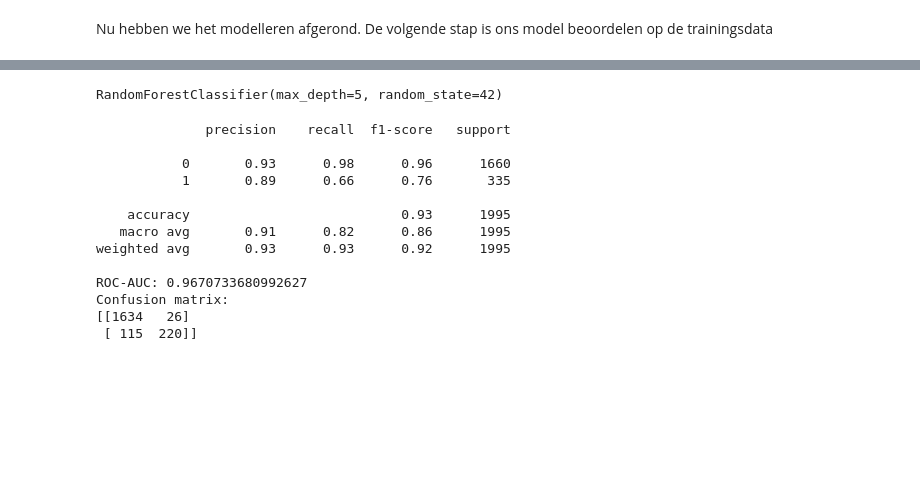
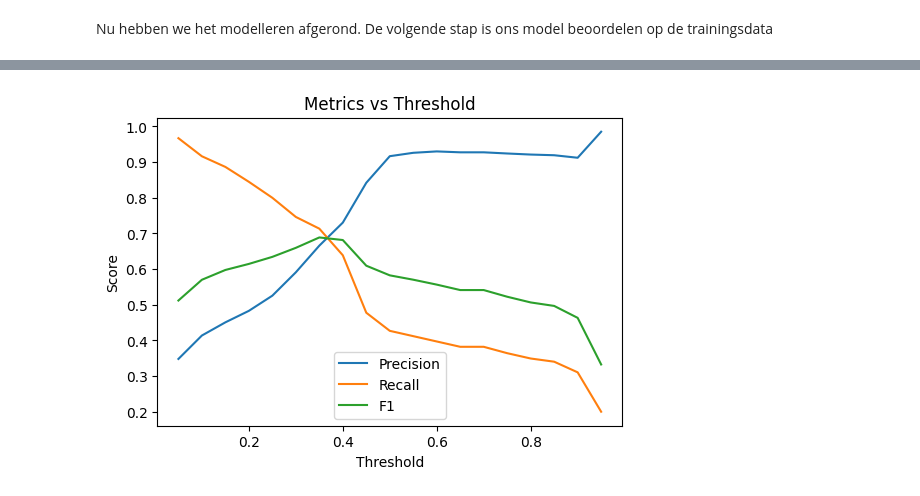
Before and after one commit to Murielle01/BP-3.4, a Jupyter notebook: scripts/opdracht 1/pipeline.ipynb, the cells around one changed output, grey strips where cells are left out. Cells and saved outputs as stored; diff of their text form; code cells hidden in the pictures; blank space fills up the shorter version.

```diff
--- a/scripts/opdracht 1/pipeline.ipynb
+++ b/scripts/opdracht 1/pipeline.ipynb
@@ -481,36 +136,0 @@ X_train, X_test, y_train, y_test = train_test_split(
-# %%
-from sklearn.ensemble import RandomForestClassifier
-
-rf = RandomForestClassifier(
-    n_estimators=100,
-    max_depth=5,
-    random_state=42
-)
-rf.fit(X_train, y_train)
-# %% [output]
-RandomForestClassifier(max_depth=5, random_state=42)
-# %%
-from sklearn.metrics import classification_report, confusion_matrix, roc_auc_score
-
-y_pred = rf.predict(X)
-y_proba = rf.predict_proba(X)[:,1]
-
-print(classification_report(y, y_pred))
-print("ROC-AUC:", roc_auc_score(y, y_proba))
-cm = confusion_matrix(y, y_pred)
-print("Confusion matrix:")
-print(cm)
-# %% [output]
-              precision    recall  f1-score   support
-
-           0       0.93      0.98      0.96      1660
-           1       0.89      0.66      0.76       335
-
-    accuracy                           0.93      1995
-   macro avg       0.91      0.82      0.86      1995
-weighted avg       0.93      0.93      0.92      1995
-
-ROC-AUC: 0.9670733680992627
-Confusion matrix:
-[[1634   26]
- [ 115  220]]
@@ -535,0 +137,26 @@ fig.show()
+# %%
+import numpy as np
+from sklearn.metrics import precision_score, recall_score, f1_score
+
+thresholds = np.linspace(0.05, 0.95, 19)
+
+precisions, recalls, f1s = [], [], []
+
+for t in thresholds:
+    y_pred_t = (y_prob >= t).astype(int)
+    precisions.append(precision_score(y, y_pred_t, zero_division=0))
+    recalls.append(recall_score(y, y_pred_t))
+    f1s.append(f1_score(y, y_pred_t))
+# %%
+# Plotten
+plt.figure(figsize=(6,4))
+plt.plot(thresholds, precisions, label="Precision")
+plt.plot(thresholds, recalls, label="Recall")
+plt.plot(thresholds, f1s, label="F1")
+plt.xlabel("Threshold")
+plt.ylabel("Score")
+plt.title("Metrics vs Threshold")
+plt.legend()
+plt.show()
+# %% [output]
+[figure, added]
```
Also changed, not shown: parts of 16 cells of this notebook.
